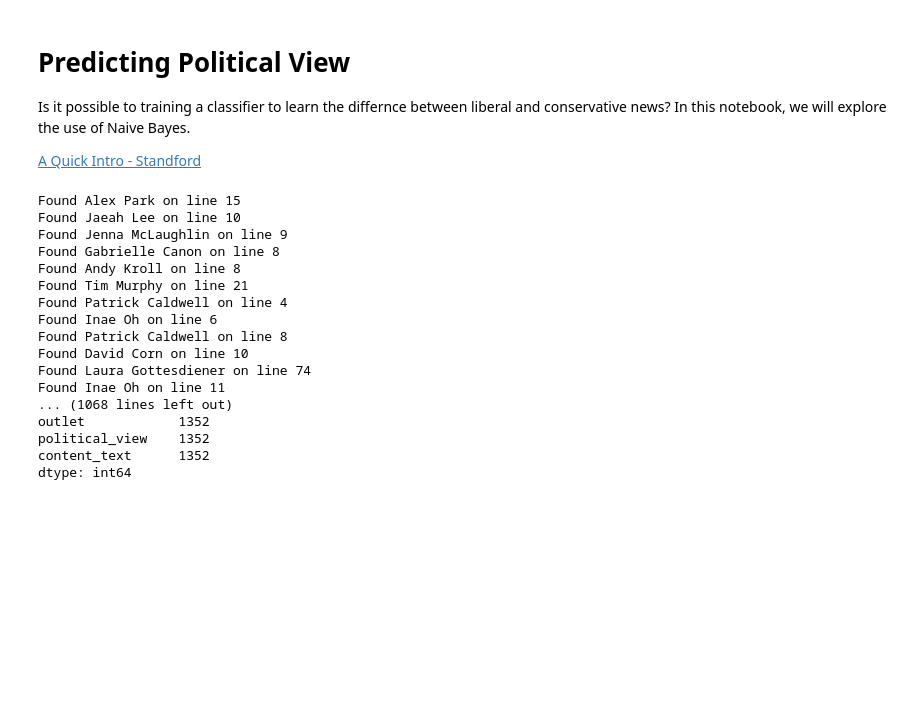
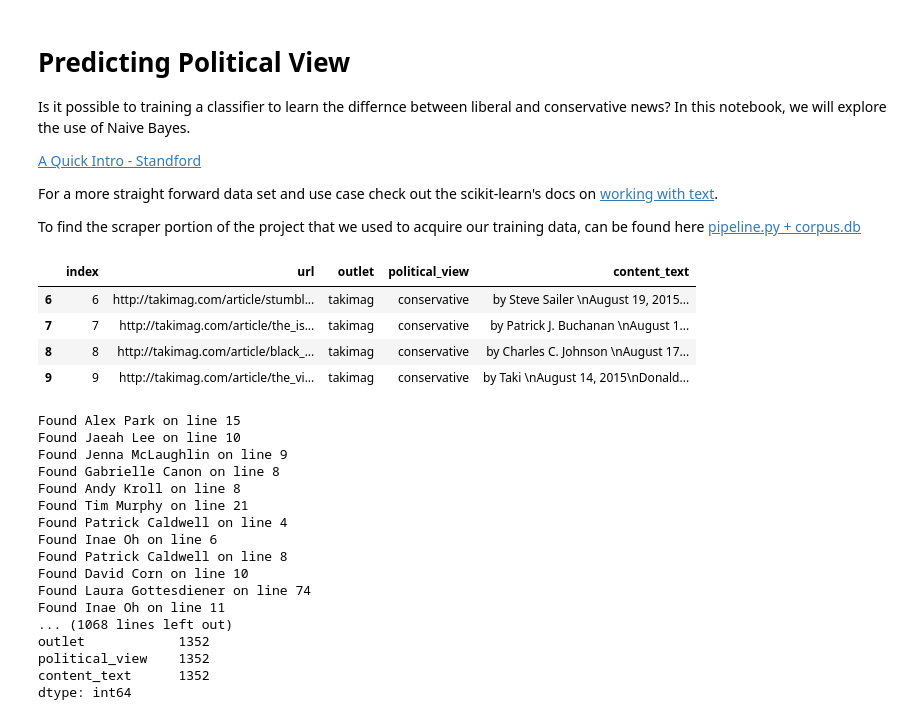
Before and after one commit to duaaelzeney/livecoding.tv, a Jupyter notebook: notebooks/Political Classifier.ipynb, the cells around one changed output. Drawn from its saved outputs; the diff is of its cells as text; code cells hidden in the pictures; blank space fills up the shorter version.

```diff
--- a/notebooks/Political Classifier.ipynb
+++ b/notebooks/Political Classifier.ipynb
@@ -4,6 +4,10 @@
 Is it possible to training a classifier to learn the differnce between liberal and conservative news?  In this notebook, we will explore the use of Naive Bayes.
 
 [A Quick Intro - Standford](https://class.coursera.org/nlp/lecture/28)
+
+For a more straight forward data set and use case check out the scikit-learn's docs on [working with text](http://scikit-learn.org/stable/tutorial/text_analytics/working_with_text_data.html).
+
+To find the scraper portion of the project that we used to acquire our training data, can be found here [pipeline.py + corpus.db](https://github.com/dyerrington/livecoding.tv/tree/master/political_bias)
 # %%
 import pandas as pd, numpy as np, matplotlib as plt, seaborn, sqlite3 as db, encodings, nltk
 from sklearn.datasets import load_files
@@ -21,14 +25,21 @@ seaborn.set_style('darkgrid')
 # %%
 db_file  =  '/Users/davidyerrington/virtualenvs/data/political_bias/corpus.db'
 conn     =  db.connect(db_file)
 
 sql_cons =  "SELECT * FROM content WHERE political_view = 'conservative'"
 sql_lib  =  "SELECT * FROM content WHERE political_view = 'progressive'"
 
 cons_df  =  pd.read_sql(sql_cons, con=conn)
 lib_df   =  pd.read_sql(sql_lib, con=conn)
 
 conn.close()
+cons_df[(cons_df['index'] > 5) & (cons_df['index'] < 10)]
+# %% [output]
+|  | index | url | outlet | political_view | content_text |
+| 6 | 6 | http://takimag.com/article/stumbl... | takimag | conservative | by Steve Sailer \nAugust 19, 2015... |
+| 7 | 7 | http://takimag.com/article/the_is... | takimag | conservative | by Patrick J. Buchanan \nAugust 1... |
+| 8 | 8 | http://takimag.com/article/black_... | takimag | conservative | by Charles C. Johnson \nAugust 17... |
+| 9 | 9 | http://takimag.com/article/the_vi... | takimag | conservative | by Taki \nAugust 14, 2015\nDonald... |
 # %%
 def get_pos(text):
 
```
Also changed, not shown: parts of 6 cells of this notebook.
